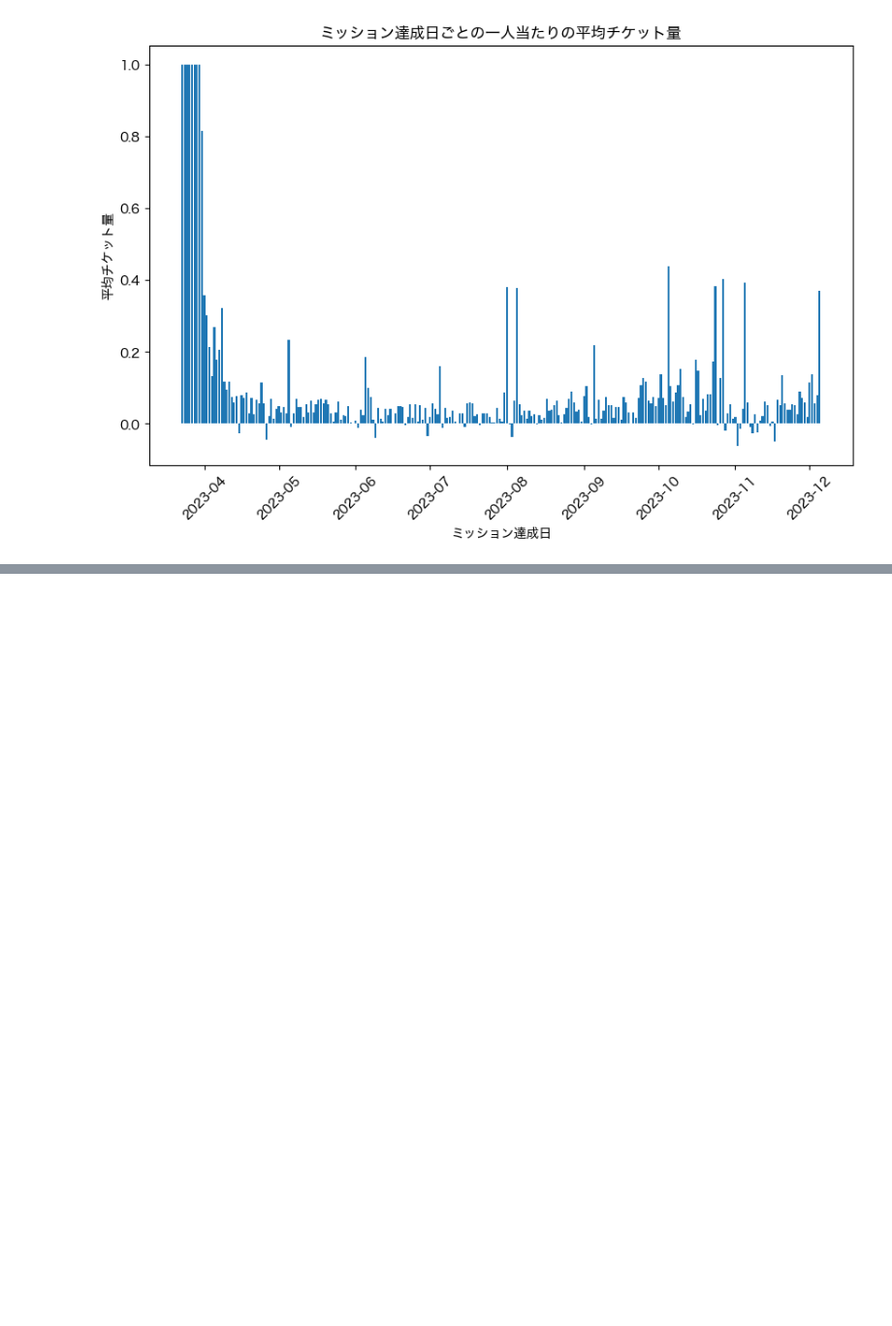
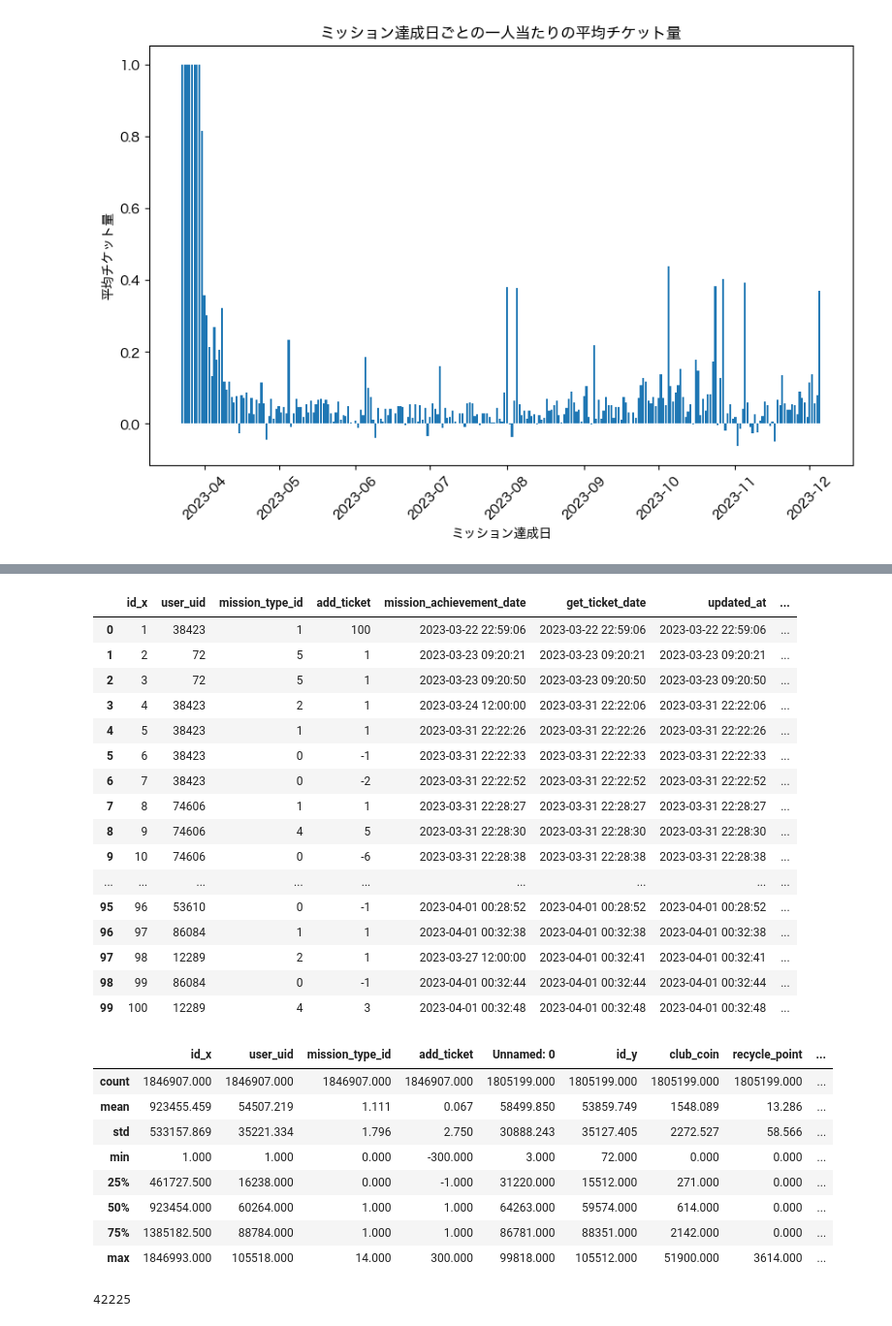
Before and after one commit to Naoya-Yasuda/MANABI_DX_QUEST_2023_PrePoC, a Jupyter notebook: notebook/visualization_gacha_history.ipynb, the cells around one changed output, grey strips where cells are left out. Shown at 97% size. Cells and saved outputs as stored; diff of their text form; code cells hidden in the pictures; blank space fills up the shorter version.

Commit message:
mission_type_idの数え上げとuser_infoとの紐づけ

```diff
--- a/notebook/visualization_gacha_history.ipynb
+++ b/notebook/visualization_gacha_history.ipynb
@@ -156,0 +217,37 @@ Name: add_ticket, dtype: float64
+# %%
+# merge (左内部結合)
+df_merge = pd.merge(df, df_user_info, left_on='user_uid', right_on='id', how='left')
+# %%
+display(df_merge.head(100))
+display(df_merge.describe())
+#print(len(df_merge["user_uid"].unique()))
+#print(df_merge.info(verbose=True, show_counts=True))
+print(df_merge['nickname'].isna().sum())
+# %% [output]
+|  | id_x | user_uid | mission_type_id | add_ticket | mission_achievement_date | get_ticket_date | updated_at | ... |
+| 0 | 1 | 38423 | 1 | 100 | 2023-03-22 22:59:06 | 2023-03-22 22:59:06 | 2023-03-22 22:59:06 | ... |
+| 1 | 2 | 72 | 5 | 1 | 2023-03-23 09:20:21 | 2023-03-23 09:20:21 | 2023-03-23 09:20:21 | ... |
+| 2 | 3 | 72 | 5 | 1 | 2023-03-23 09:20:50 | 2023-03-23 09:20:50 | 2023-03-23 09:20:50 | ... |
+| 3 | 4 | 38423 | 2 | 1 | 2023-03-24 12:00:00 | 2023-03-31 22:22:06 | 2023-03-31 22:22:06 | ... |
+| 4 | 5 | 38423 | 1 | 1 | 2023-03-31 22:22:26 | 2023-03-31 22:22:26 | 2023-03-31 22:22:26 | ... |
+| 5 | 6 | 38423 | 0 | -1 | 2023-03-31 22:22:33 | 2023-03-31 22:22:33 | 2023-03-31 22:22:33 | ... |
+| 6 | 7 | 38423 | 0 | -2 | 2023-03-31 22:22:52 | 2023-03-31 22:22:52 | 2023-03-31 22:22:52 | ... |
+| 7 | 8 | 74606 | 1 | 1 | 2023-03-31 22:28:27 | 2023-03-31 22:28:27 | 2023-03-31 22:28:27 | ... |
+| 8 | 9 | 74606 | 4 | 5 | 2023-03-31 22:28:30 | 2023-03-31 22:28:30 | 2023-03-31 22:28:30 | ... |
+| 9 | 10 | 74606 | 0 | -6 | 2023-03-31 22:28:38 | 2023-03-31 22:28:38 | 2023-03-31 22:28:38 | ... |
+| ... | ... | ... | ... | ... | ... | ... | ... | ... |
+| 95 | 96 | 53610 | 0 | -1 | 2023-04-01 00:28:52 | 2023-04-01 00:28:52 | 2023-04-01 00:28:52 | ... |
+| 96 | 97 | 86084 | 1 | 1 | 2023-04-01 00:32:38 | 2023-04-01 00:32:38 | 2023-04-01 00:32:38 | ... |
+| 97 | 98 | 12289 | 2 | 1 | 2023-03-27 12:00:00 | 2023-04-01 00:32:41 | 2023-04-01 00:32:41 | ... |
+| 98 | 99 | 86084 | 0 | -1 | 2023-04-01 00:32:44 | 2023-04-01 00:32:44 | 2023-04-01 00:32:44 | ... |
+| 99 | 100 | 12289 | 4 | 3 | 2023-04-01 00:32:48 | 2023-04-01 00:32:48 | 2023-04-01 00:32:48 | ... |
+|  | id_x | user_uid | mission_type_id | add_ticket | Unnamed: 0 | id_y | club_coin | recycle_point | ... |
+| count | 1846907.000 | 1846907.000 | 1846907.000 | 1846907.000 | 1805199.000 | 1805199.000 | 1805199.000 | 1805199.000 | ... |
+| mean | 923455.459 | 54507.219 | 1.111 | 0.067 | 58499.850 | 53859.749 | 1548.089 | 13.286 | ... |
+| std | 533157.869 | 35221.334 | 1.796 | 2.750 | 30888.243 | 35127.405 | 2272.527 | 58.566 | ... |
+| min | 1.000 | 1.000 | 0.000 | -300.000 | 3.000 | 72.000 | 0.000 | 0.000 | ... |
+| 25% | 461727.500 | 16238.000 | 0.000 | -1.000 | 31220.000 | 15512.000 | 271.000 | 0.000 | ... |
+| 50% | 923454.000 | 60264.000 | 1.000 | 1.000 | 64263.000 | 59574.000 | 614.000 | 0.000 | ... |
+| 75% | 1385182.500 | 88784.000 | 1.000 | 1.000 | 86781.000 | 88351.000 | 2142.000 | 0.000 | ... |
+| max | 1846993.000 | 105518.000 | 14.000 | 300.000 | 99818.000 | 105512.000 | 51900.000 | 3614.000 | ... |
+42225
```
Also changed, not shown: parts of 13 cells of this notebook.
